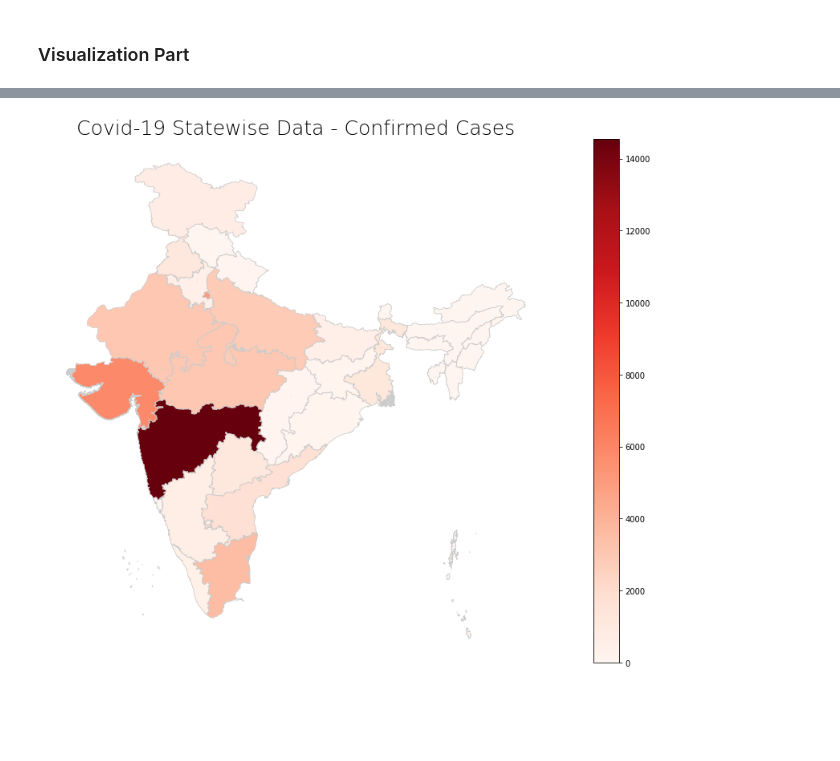
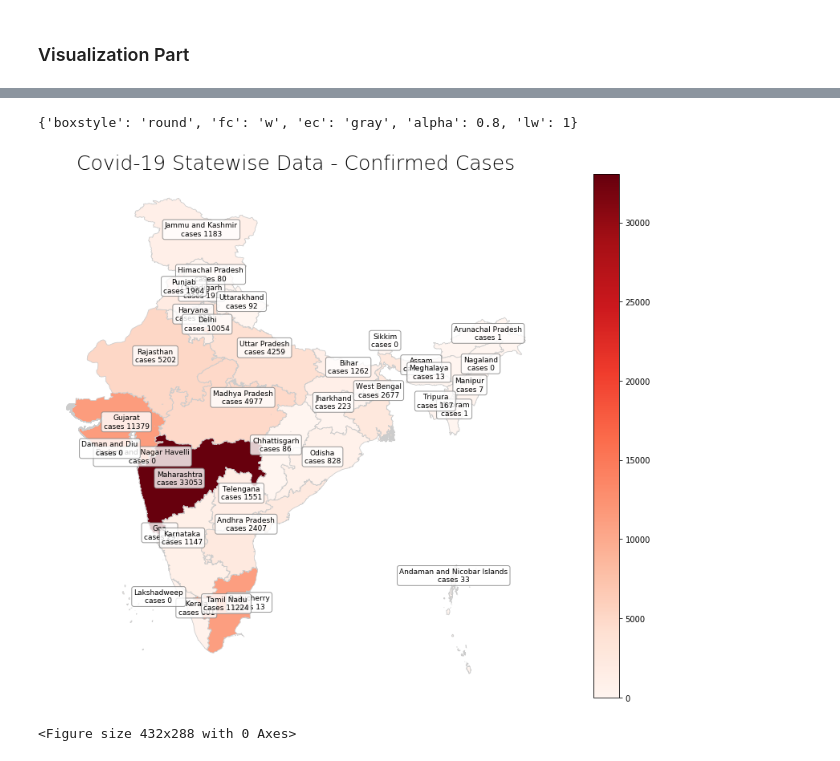
Before and after one commit to bparikh99/COVID_19_Visualization, a Jupyter notebook: covid19_india_visualization/geo_visualization_matplotlib.ipynb, the cells around one changed output, grey strips where cells are left out. Saved outputs shown, nothing was run; the diff lists cells and outputs as text; code cells hidden in the pictures; blank space fills up the shorter version.

Commit message:
add annotation in matplotlib

```diff
--- a/covid19_india_visualization/geo_visualization_matplotlib.ipynb
+++ b/covid19_india_visualization/geo_visualization_matplotlib.ipynb
@@ -28,10 +28,10 @@ df=dfs[0]
 df.columns
 df.drop(columns=['S. No.'],inplace=True,axis=1)
 df=df.rename(columns={'Name of State / UT':'st_nm',
-       'Total Confirmed cases (Including 111 foreign Nationals)':"confirmed",
+       'Total Confirmed cases*':"confirmed",
        'Cured/Discharged/Migrated':"deasesed",
-       'Deaths ( more than 70% cases due to comorbidities )':"deaths"})
-df.drop(index=[32,33,34],inplace=True)
+       'Deaths**':"deaths"})
+df.drop(index=[33,34,35,36,37,38],inplace=True)
 # %%
 df
 # %% [output]
@@ -85,2 +85,6 @@ merged_data
 # %% [markdown]
 ### Visualization Part
+# %%
+
+merged_data['coords'] = merged_data['geometry'].apply(lambda x: x.representative_point().coords[:])
+merged_data['coords'] = [coords[0] for coords in merged_data['coords']]
@@ -87,14 +111,22 @@ merged_data
 # %%
 
 merged_data.fillna(0, inplace = True)
 merged_data['confirmed']=merged_data['confirmed'].astype(int)
+bbox_props = dict(boxstyle="round", fc="w", ec="gray", alpha=0.8,lw=1)
+print(bbox_props)
+# create figure and axes for Matplotlib and set the title
 
-# create figure and axes for Matplotlib and set the title
 fig, ax = plt.subplots(1, figsize=(20, 12))
+for idx, row in merged_data.iterrows():
+    ax.annotate(s=row['st_nm']+'\n'+'cases'+" "+str(int(row['confirmed'])), xy=row['coords'], color='black',
+                 horizontalalignment='center', bbox=bbox_props, fontsize=9)
 ax.axis('off')
 ax.set_title('Covid-19 Statewise Data - Confirmed Cases', fontdict = {'fontsize': '25', 'fontweight' : '3'})
 # plot the figure
 merged_data.plot(column = 'confirmed', cmap='Reds', linewidth=0.8, ax=ax, edgecolor='0.8', legend = True)
 plt.show()
+plt.savefig("Indiancases.jpeg")
 # %% [output]
+{'boxstyle': 'round', 'fc': 'w', 'ec': 'gray', 'alpha': 0.8, 'lw': 1}
-[figure, old version]
+[figure, new version]
+<Figure size 432x288 with 0 Axes>
```
Also changed, not shown: parts of 4 cells of this notebook.
